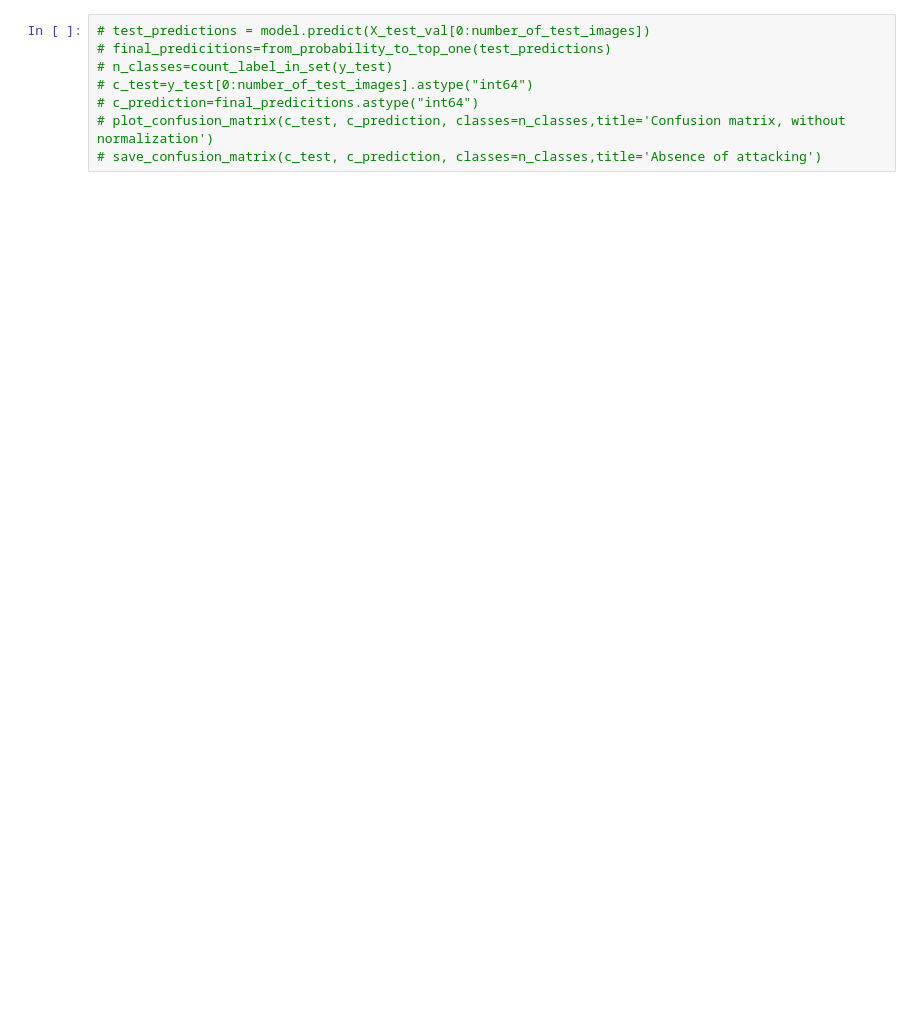
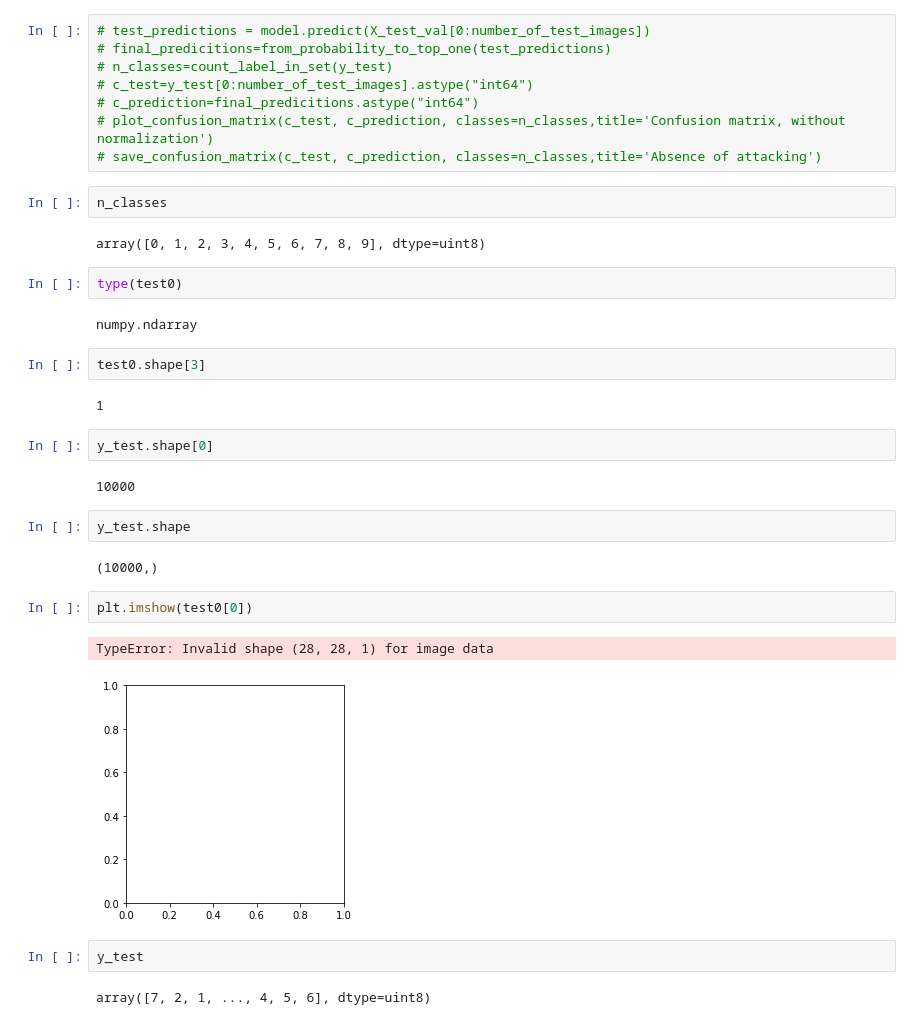
Before and after one commit to hotman1986/machineLearning, a Jupyter notebook: Adversarial/mnist_multi-backdoor_geometry.ipynb, the cells around one changed output. Drawn from its saved outputs; the diff is of its cells as text; blank space fills up the shorter version.

```diff
--- a/Adversarial/mnist_multi-backdoor_geometry.ipynb
+++ b/Adversarial/mnist_multi-backdoor_geometry.ipynb
@@ -599,3 +703,32 @@ print("The success of the attacking is:",attacking_success_accuracy(target_class
 # c_prediction=final_predicitions.astype("int64")
 # plot_confusion_matrix(c_test, c_prediction, classes=n_classes,title='Confusion matrix, without normalization')
 # save_confusion_matrix(c_test, c_prediction, classes=n_classes,title='Absence of attacking')
+# %%
+n_classes
+# %% [output]
+array([0, 1, 2, 3, 4, 5, 6, 7, 8, 9], dtype=uint8)
+# %%
+type(test0)
+# %% [output]
+numpy.ndarray
+# %%
+test0.shape[3]
+# %% [output]
+1
+# %%
+y_test.shape[0]
+# %% [output]
+10000
+# %%
+y_test.shape
+# %% [output]
+(10000,)
+# %%
+plt.imshow(test0[0])
+# %% [output]
+TypeError: Invalid shape (28, 28, 1) for image data
+[figure, added]
+# %%
+y_test
+# %% [output]
+array([7, 2, 1, ..., 4, 5, 6], dtype=uint8)
```
Also changed, not shown: parts of 23 cells of this notebook, 2 other files.
